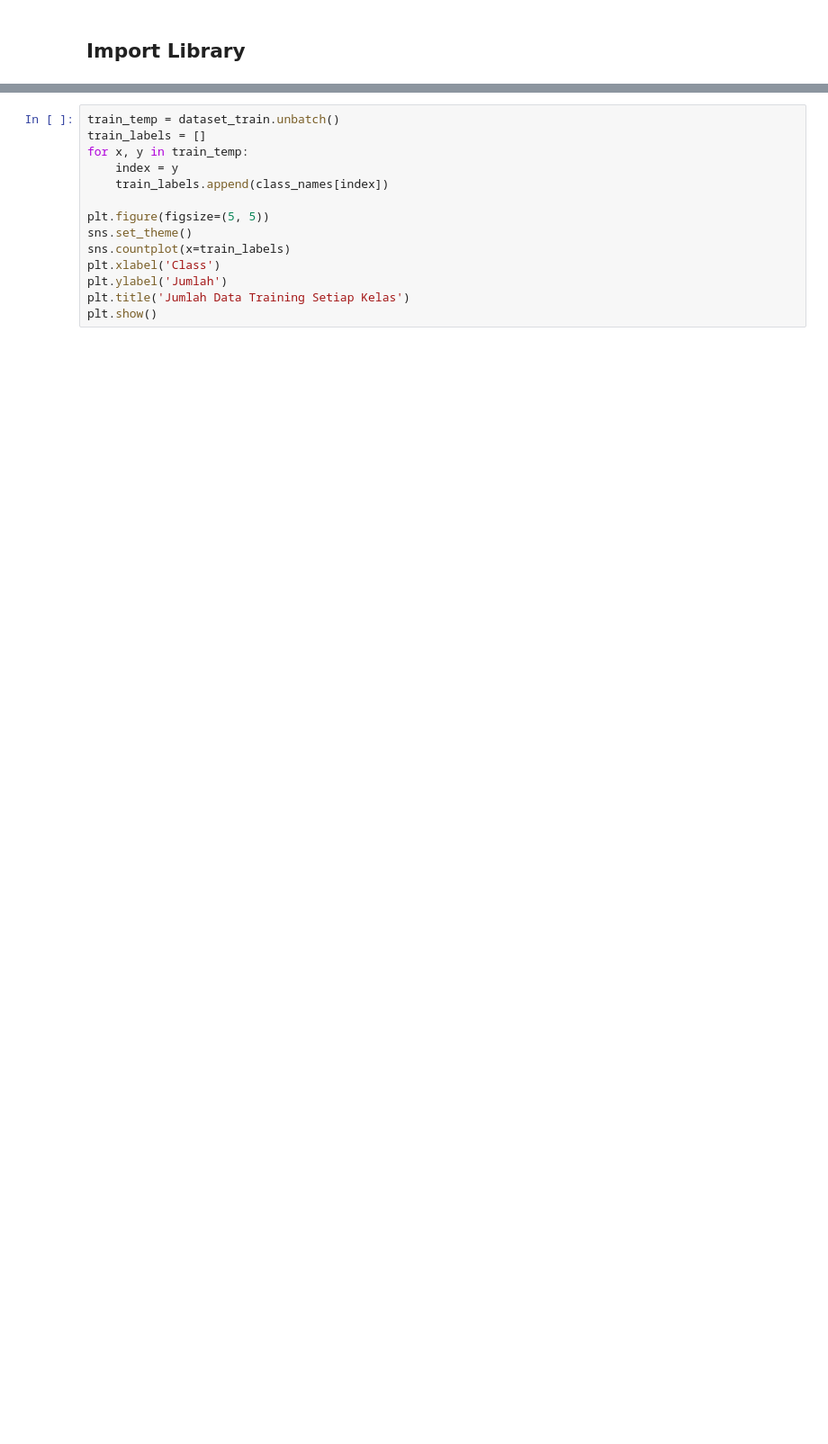
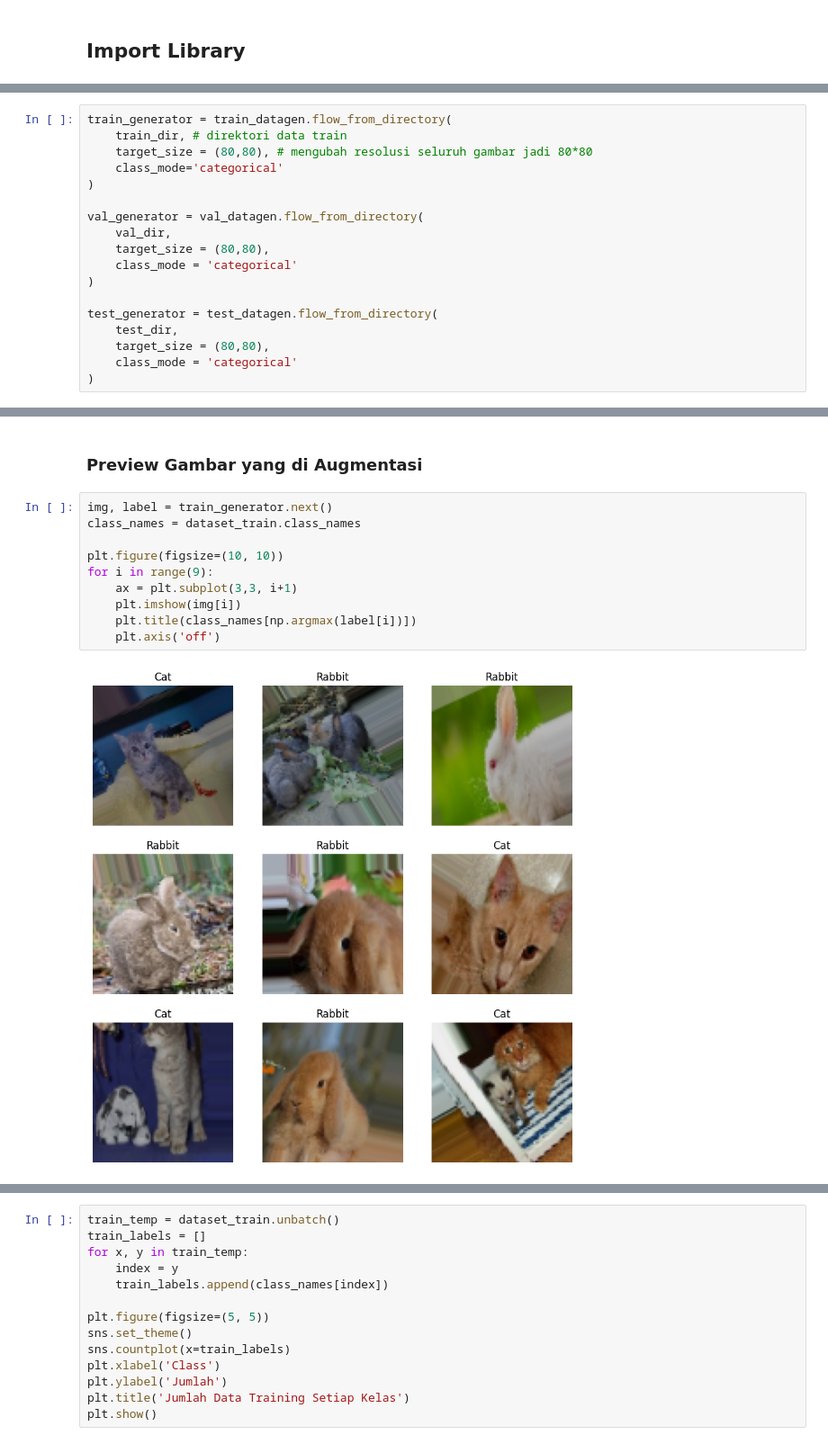
Before and after one commit to fian3021/PA-KB, a Jupyter notebook: A1K8.ipynb, the cells around one changed output, grey strips where cells are left out. Shown at 90% size. Cells and saved outputs as stored; diff of their text form; blank space fills up the shorter version.

```diff
--- a/A1K8.ipynb
+++ b/A1K8.ipynb
@@ -82,0 +102,18 @@ Found 408 files belonging to 2 classes.
+# %%
+train_generator = train_datagen.flow_from_directory(
+    train_dir, # direktori data train
+    target_size = (80,80), # mengubah resolusi seluruh gambar jadi 80*80
+    class_mode='categorical'
+)
+
+val_generator = val_datagen.flow_from_directory(
+    val_dir,
+    target_size = (80,80),
+    class_mode = 'categorical'
+)
+
+test_generator = test_datagen.flow_from_directory(
+    test_dir,
+    target_size = (80,80),
+    class_mode = 'categorical'
+)
@@ -82,0 +124,14 @@ Found 408 files belonging to 2 classes.
+# %% [markdown]
+### Preview Gambar yang di Augmentasi
+# %%
+img, label = train_generator.next()
+class_names = dataset_train.class_names
+
+plt.figure(figsize=(10, 10))
+for i in range(9):
+    ax = plt.subplot(3,3, i+1)
+    plt.imshow(img[i])
+    plt.title(class_names[np.argmax(label[i])])
+    plt.axis('off')
+# %% [output]
+[figure, added]
```
Also changed, not shown: parts of 50 cells of this notebook, 50 other files.
